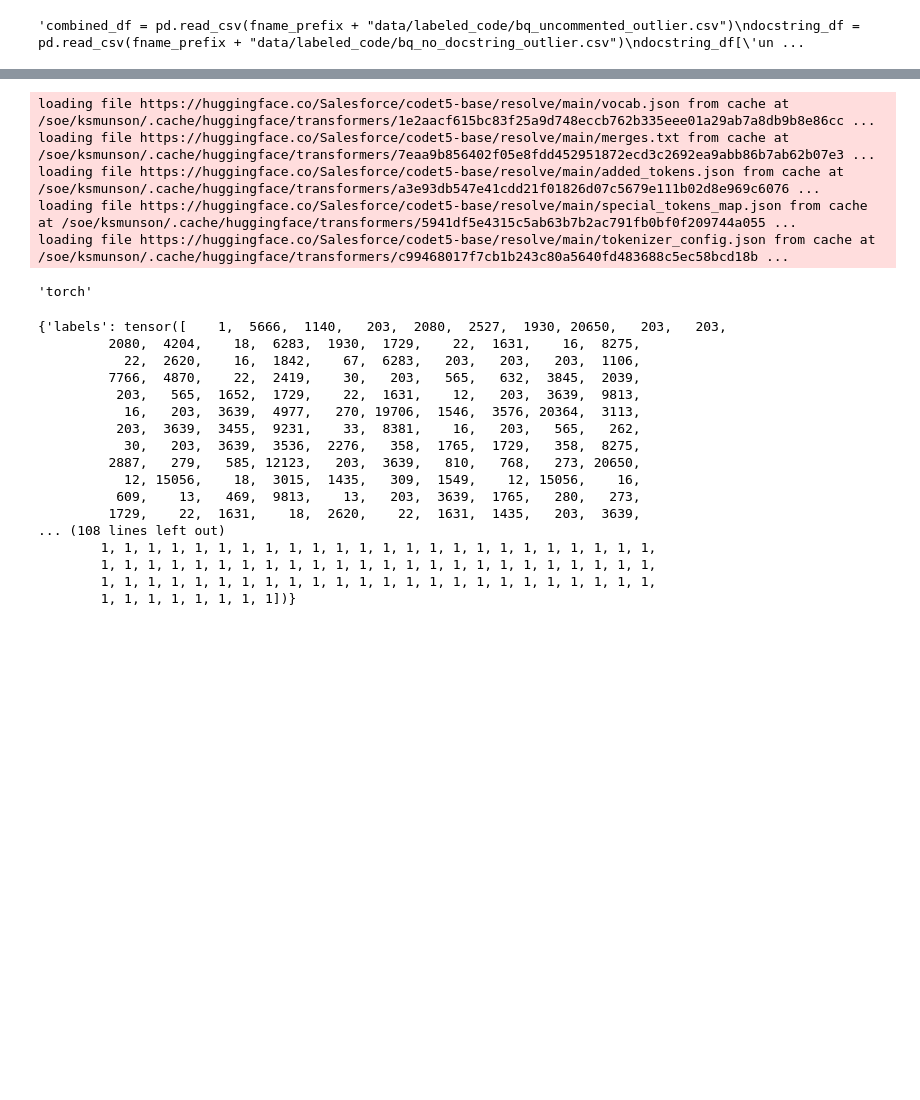
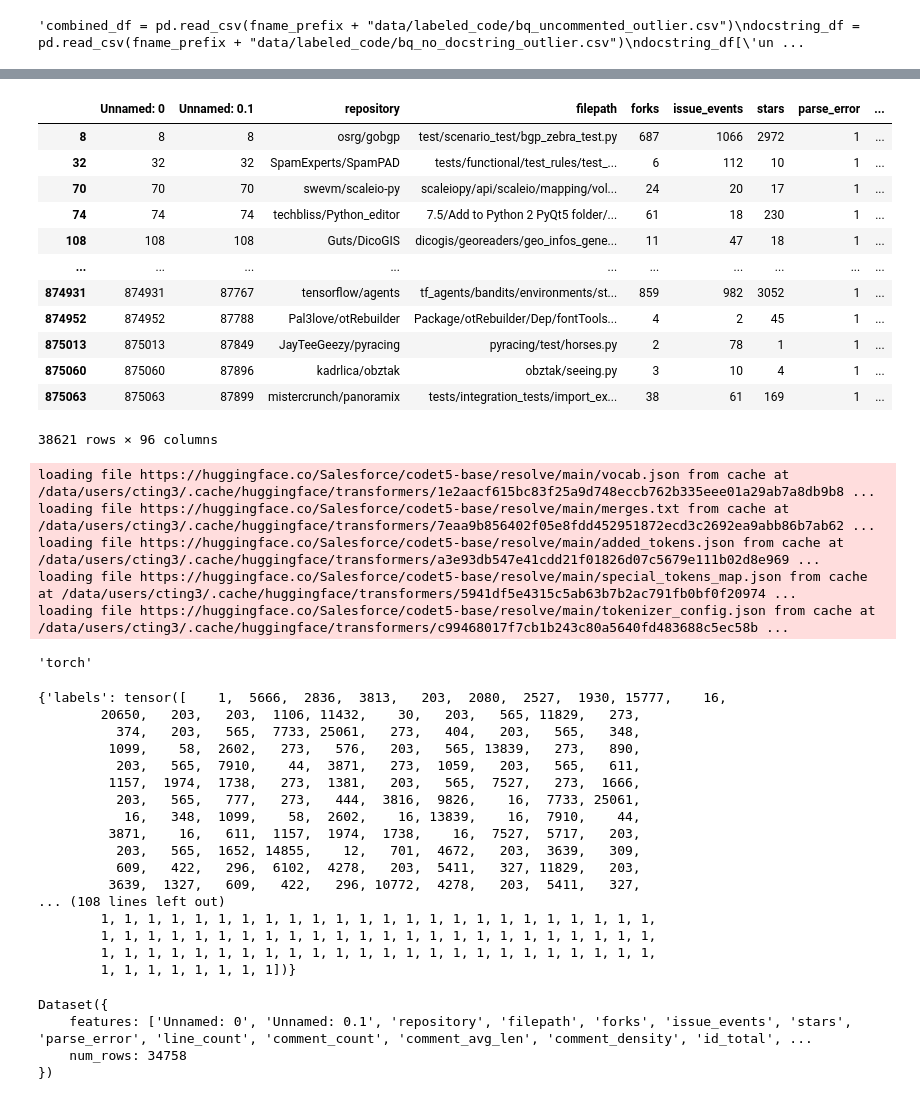
Before and after one commit to tradejack/code-style-probing, a Jupyter notebook: parallel_preprocessing.ipynb, the cells around one changed output, grey strips where cells are left out. Cells and saved outputs as stored; diff of their text form; code cells hidden in the pictures; blank space fills up the shorter version.

```diff
--- a/parallel_preprocessing.ipynb
+++ b/parallel_preprocessing.ipynb
@@ -47,14 +92,36 @@ dataset = Dataset.from_pandas(docstring_df).train_test_split(test_size=0.2)"""
+# %%
+
+
+df = df[df['uncommented_content'].notnull()]
+df = df[df[target_column].notnull()]
+df = df.query(f"uncommented_content != {target_column}")
+display (df)
+dataset = Dataset.from_pandas(df).train_test_split(test_size=0.1)
+# %% [output]
+|  | Unnamed: 0 | Unnamed: 0.1 | repository | filepath | forks | issue_events | stars | parse_error | ... |
+| 8 | 8 | 8 | osrg/gobgp | test/scenario_test/bgp_zebra_test.py | 687 | 1066 | 2972 | 1 | ... |
+| 32 | 32 | 32 | SpamExperts/SpamPAD | tests/functional/test_rules/test_... | 6 | 112 | 10 | 1 | ... |
+| 70 | 70 | 70 | swevm/scaleio-py | scaleiopy/api/scaleio/mapping/vol... | 24 | 20 | 17 | 1 | ... |
+| 74 | 74 | 74 | techbliss/Python_editor | 7.5/Add to Python 2 PyQt5 folder/... | 61 | 18 | 230 | 1 | ... |
+| 108 | 108 | 108 | Guts/DicoGIS | dicogis/georeaders/geo_infos_gene... | 11 | 47 | 18 | 1 | ... |
+| ... | ... | ... | ... | ... | ... | ... | ... | ... | ... |
+| 874931 | 874931 | 87767 | tensorflow/agents | tf_agents/bandits/environments/st... | 859 | 982 | 3052 | 1 | ... |
+| 874952 | 874952 | 87788 | Pal3love/otRebuilder | Package/otRebuilder/Dep/fontTools... | 4 | 2 | 45 | 1 | ... |
+| 875013 | 875013 | 87849 | JayTeeGeezy/pyracing | pyracing/test/horses.py | 2 | 78 | 1 | 1 | ... |
+| 875060 | 875060 | 87896 | kadrlica/obztak | obztak/seeing.py | 3 | 10 | 4 | 1 | ... |
+| 875063 | 875063 | 87899 | mistercrunch/panoramix | tests/integration_tests/import_ex... | 38 | 61 | 169 | 1 | ... |
+38621 rows × 96 columns
 # %%
 from transformers import RobertaTokenizer, T5ForConditionalGeneration, PLBartTokenizer
 
 tokenizer = RobertaTokenizer.from_pretrained('Salesforce/codet5-base')
-example =dataset['train']['uncommented_content']
+# example =dataset['train']['uncommented_content']
 #label = tokenizer(example, truncation=True)
 #print (len(label['input_ids']))
 def tokenization(example):
-    return_dict = tokenizer(example['uncommented_content'], padding='max_length', truncation=True)
+    return_dict = tokenizer(example[target_column], padding='max_length', truncation=True)
     #print ((example['content'][10]))
-    labels = tokenizer(example['content'], padding='max_length', truncation=True).input_ids
+    labels = tokenizer(example['uncommented_content'], padding='max_length', truncation=True).input_ids
     return_dict['labels'] = labels
     #print (return_dict.keys())
 
@@ -67,33 +134,40 @@ test_dataset = dataset["test"].map(tokenization, batched=True)
 test_dataset.set_format(type="torch", columns=["input_ids", "attention_mask", "labels"])
 test_dataset.format['type']
 # %% [output]
-loading file https://huggingface.co/Salesforce/codet5-base/resolve/main/vocab.json from cache at /soe/ksmunson/.cache/huggingface/transformers/1e2aacf615bc83f25a9d748eccb762b335eee01a29ab7a8db9b8e86cc ...
-loading file https://huggingface.co/Salesforce/codet5-base/resolve/main/merges.txt from cache at /soe/ksmunson/.cache/huggingface/transformers/7eaa9b856402f05e8fdd452951872ecd3c2692ea9abb86b7ab62b07e3 ...
-loading file https://huggingface.co/Salesforce/codet5-base/resolve/main/added_tokens.json from cache at /soe/ksmunson/.cache/huggingface/transformers/a3e93db547e41cdd21f01826d07c5679e111b02d8e969c6076 ...
-loading file https://huggingface.co/Salesforce/codet5-base/resolve/main/special_tokens_map.json from cache at /soe/ksmunson/.cache/huggingface/transformers/5941df5e4315c5ab63b7b2ac791fb0bf0f209744a055 ...
-loading file https://huggingface.co/Salesforce/codet5-base/resolve/main/tokenizer_config.json from cache at /soe/ksmunson/.cache/huggingface/transformers/c99468017f7cb1b243c80a5640fd483688c5ec58bcd18b ...
+loading file https://huggingface.co/Salesforce/codet5-base/resolve/main/vocab.json from cache at /data/users/cting3/.cache/huggingface/transformers/1e2aacf615bc83f25a9d748eccb762b335eee01a29ab7a8db9b8 ...
+loading file https://huggingface.co/Salesforce/codet5-base/resolve/main/merges.txt from cache at /data/users/cting3/.cache/huggingface/transformers/7eaa9b856402f05e8fdd452951872ecd3c2692ea9abb86b7ab62 ...
+loading file https://huggingface.co/Salesforce/codet5-base/resolve/main/added_tokens.json from cache at /data/users/cting3/.cache/huggingface/transformers/a3e93db547e41cdd21f01826d07c5679e111b02d8e969 ...
+loading file https://huggingface.co/Salesforce/codet5-base/resolve/main/special_tokens_map.json from cache at /data/users/cting3/.cache/huggingface/transformers/5941df5e4315c5ab63b7b2ac791fb0bf0f20974 ...
+loading file https://huggingface.co/Salesforce/codet5-base/resolve/main/tokenizer_config.json from cache at /data/users/cting3/.cache/huggingface/transformers/c99468017f7cb1b243c80a5640fd483688c5ec58b ...
 'torch'
 # %%
 print ((train_dataset[0]))
-train_dataset.save_to_disk(fname_prefix + "datasets/codet5_train_uncommented_bq_padded.hf")
-test_dataset.save_to_disk(fname_prefix + "datasets/codet5_test_uncommented_bq_padded.hf")
+train_dataset.save_to_disk(fname_prefix + f"datasets/codet5_train_{feat_name}_bq_padded.hf")
+test_dataset.save_to_disk(fname_prefix + f"datasets/codet5_test_{feat_name}_bq_padded.hf")
 #print (combined_df[combined_df['content'] ==  "File Error"])
 #combined_df.to_csv(fname_prefix + 'data/labeled_code/full_data.csv')
 # %% [output]
-{'labels': tensor([    1,  5666,  1140,   203,  2080,  2527,  1930, 20650,   203,   203,
-         2080,  4204,    18,  6283,  1930,  1729,    22,  1631,    16,  8275,
-           22,  2620,    16,  1842,    67,  6283,   203,   203,   203,  1106,
-         7766,  4870,    22,  2419,    30,   203,   565,   632,  3845,  2039,
-          203,   565,  1652,  1729,    22,  1631,    12,   203,  3639,  9813,
-           16,   203,  3639,  4977,   270, 19706,  1546,  3576, 20364,  3113,
-          203,  3639,  3455,  9231,    33,  8381,    16,   203,   565,   262,
-           30,   203,  3639,  3536,  2276,   358,  1765,  1729,   358,  8275,
-         2887,   279,   585, 12123,   203,  3639,   810,   768,   273, 20650,
-           12, 15056,    18,  3015,  1435,   309,  1549,    12, 15056,    16,
-          609,    13,   469,  9813,    13,   203,  3639,  1765,   280,   273,
-         1729,    22,  1631,    18,  2620,    22,  1631,  1435,   203,  3639,
+{'labels': tensor([    1,  5666,  2836,  3813,   203,  2080,  2527,  1930, 15777,    16,
+        20650,   203,   203,  1106, 11432,    30,   203,   565, 11829,   273,
+          374,   203,   565,  7733, 25061,   273,   404,   203,   565,   348,
+         1099,    58,  2602,   273,   576,   203,   565, 13839,   273,   890,
+          203,   565,  7910,    44,  3871,   273,  1059,   203,   565,   611,
+         1157,  1974,  1738,   273,  1381,   203,   565,  7527,   273,  1666,
+          203,   565,   777,   273,   444,  3816,  9826,    16,  7733, 25061,
+           16,   348,  1099,    58,  2602,    16, 13839,    16,  7910,    44,
+         3871,    16,   611,  1157,  1974,  1738,    16,  7527,  5717,   203,
+          203,   565,  1652, 14855,    12,   701,  4672,   203,  3639,   309,
+          609,   422,   296,  6102,  4278,   203,  5411,   327, 11829,   203,
+         3639,  1327,   609,   422,   296, 10772,  4278,   203,  5411,   327,
 ... (108 lines left out)
         1, 1, 1, 1, 1, 1, 1, 1, 1, 1, 1, 1, 1, 1, 1, 1, 1, 1, 1, 1, 1, 1, 1, 1,
         1, 1, 1, 1, 1, 1, 1, 1, 1, 1, 1, 1, 1, 1, 1, 1, 1, 1, 1, 1, 1, 1, 1, 1,
         1, 1, 1, 1, 1, 1, 1, 1, 1, 1, 1, 1, 1, 1, 1, 1, 1, 1, 1, 1, 1, 1, 1, 1,
         1, 1, 1, 1, 1, 1, 1, 1])}
+# %%
+train_dataset
+# %% [output]
+Dataset({
+    features: ['Unnamed: 0', 'Unnamed: 0.1', 'repository', 'filepath', 'forks', 'issue_events', 'stars', 'parse_error', 'line_count', 'comment_count', 'comment_avg_len', 'comment_density', 'id_total', ...
+    num_rows: 34758
+})
```
Also changed, not shown: parts of 8 cells of this notebook, 7 other files.
